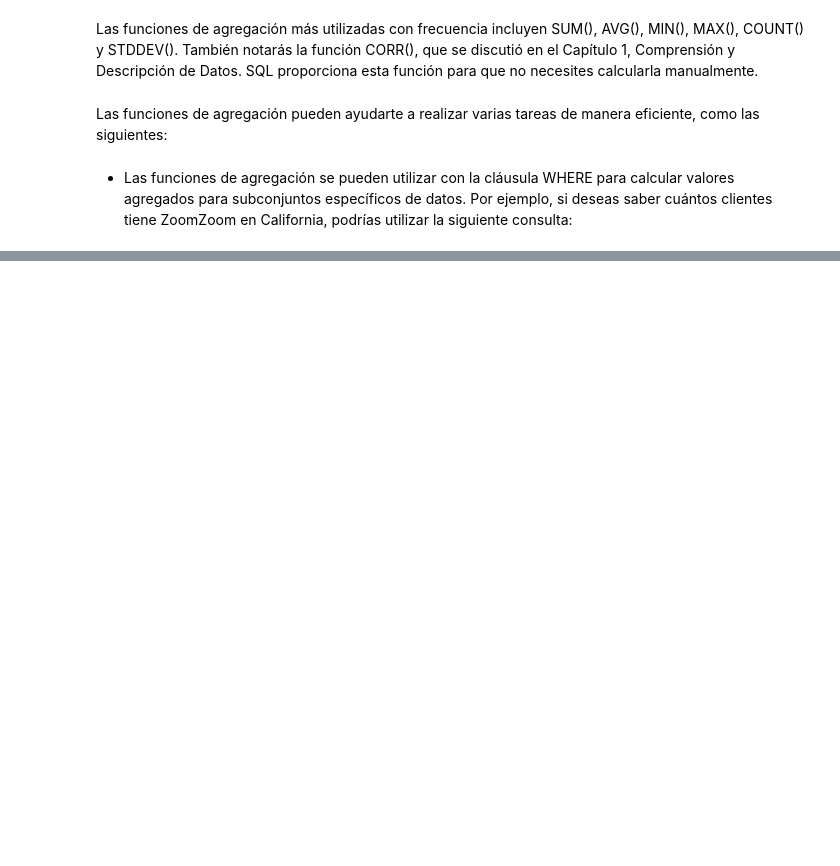
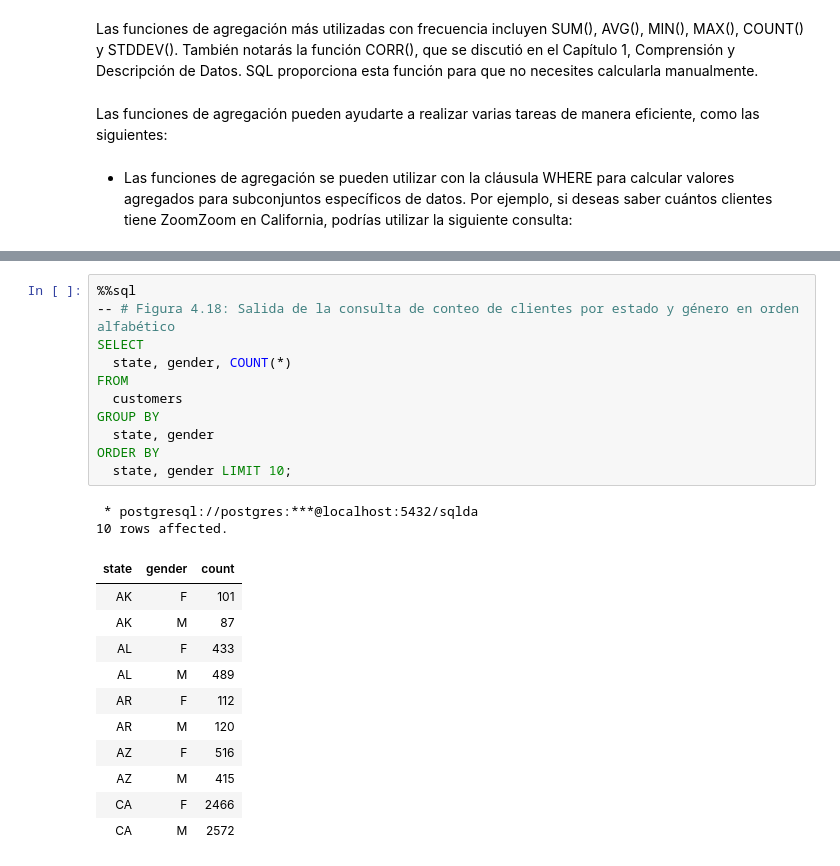
Before and after one commit to limspiga/data-modeling, a Jupyter notebook: 04_data_modeling_for_marketing.ipynb, the cells around one changed output, grey strips where cells are left out. Saved outputs shown, nothing was run; the diff lists cells and outputs as text; blank space fills up the shorter version.

```diff
--- a/04_data_modeling_for_marketing.ipynb
+++ b/04_data_modeling_for_marketing.ipynb
@@ -85,0 +520,25 @@ WHERE
+# %%
+%%sql
+-- # Figura 4.18: Salida de la consulta de conteo de clientes por estado y género en orden alfabético
+SELECT
+  state, gender, COUNT(*)
+FROM
+  customers
+GROUP BY
+  state, gender
+ORDER BY
+  state, gender LIMIT 10;
+# %% [output]
+ * postgresql://postgres:***@localhost:5432/sqlda
+10 rows affected.
+| state | gender | count |
+| AK | F | 101 |
+| AK | M | 87 |
+| AL | F | 433 |
+| AL | M | 489 |
+| AR | F | 112 |
+| AR | M | 120 |
+| AZ | F | 516 |
+| AZ | M | 415 |
+| CA | F | 2466 |
+| CA | M | 2572 |
```
Also changed, not shown: parts of 97 cells of this notebook, 2 other files.
